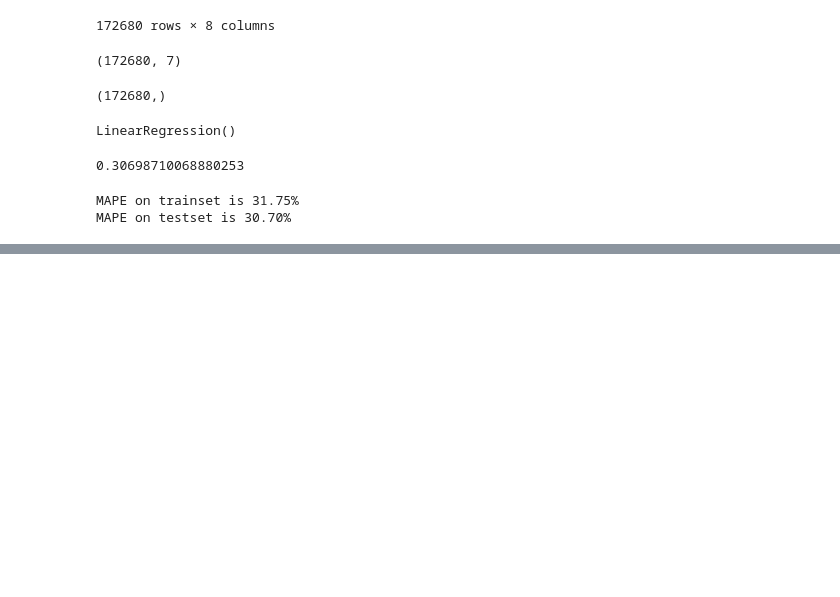
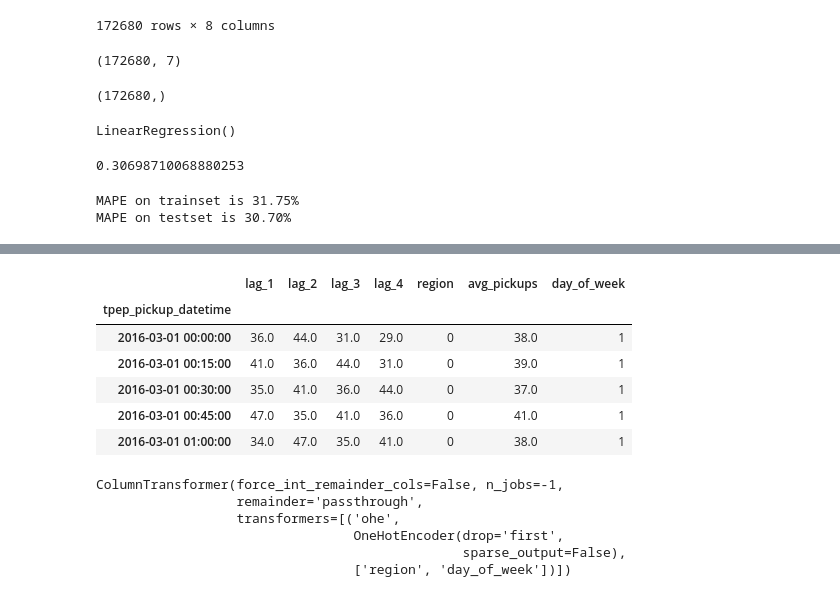
Before and after one commit to iamdebasishdas123/Uber-Demand-Prediction, a Jupyter notebook: notebooks/breaking-into-regions.ipynb, the cells around one changed output, grey strips where cells are left out. Drawn from its saved outputs; the diff is of its cells as text; code cells hidden in the pictures; blank space fills up the shorter version.

Commit message:
Kaggle Notebook | Breaking_into_regions | Version 2

```diff
--- a/notebooks/breaking-into-regions.ipynb
+++ b/notebooks/breaking-into-regions.ipynb
@@ -750,0 +883,11 @@ MAPE on testset is 30.70%
+# %%
+
+X_test.head()
+# %% [output]
+|  | lag_1 | lag_2 | lag_3 | lag_4 | region | avg_pickups | day_of_week |
+| tpep_pickup_datetime |  |  |  |  |  |  |  |
+| 2016-03-01 00:00:00 | 36.0 | 44.0 | 31.0 | 29.0 | 0 | 38.0 | 1 |
+| 2016-03-01 00:15:00 | 41.0 | 36.0 | 44.0 | 31.0 | 0 | 39.0 | 1 |
+| 2016-03-01 00:30:00 | 35.0 | 41.0 | 36.0 | 44.0 | 0 | 37.0 | 1 |
+| 2016-03-01 00:45:00 | 47.0 | 35.0 | 41.0 | 36.0 | 0 | 41.0 | 1 |
+| 2016-03-01 01:00:00 | 34.0 | 47.0 | 35.0 | 41.0 | 0 | 38.0 | 1 |
@@ -750,0 +904,9 @@ MAPE on testset is 30.70%
+# %%
+encoder
+# %% [output]
+ColumnTransformer(force_int_remainder_cols=False, n_jobs=-1,
+                  remainder='passthrough',
+                  transformers=[('ohe',
+                                 OneHotEncoder(drop='first',
+                                               sparse_output=False),
+                                 ['region', 'day_of_week'])])
```
Also changed, not shown: parts of 20 cells of this notebook.
